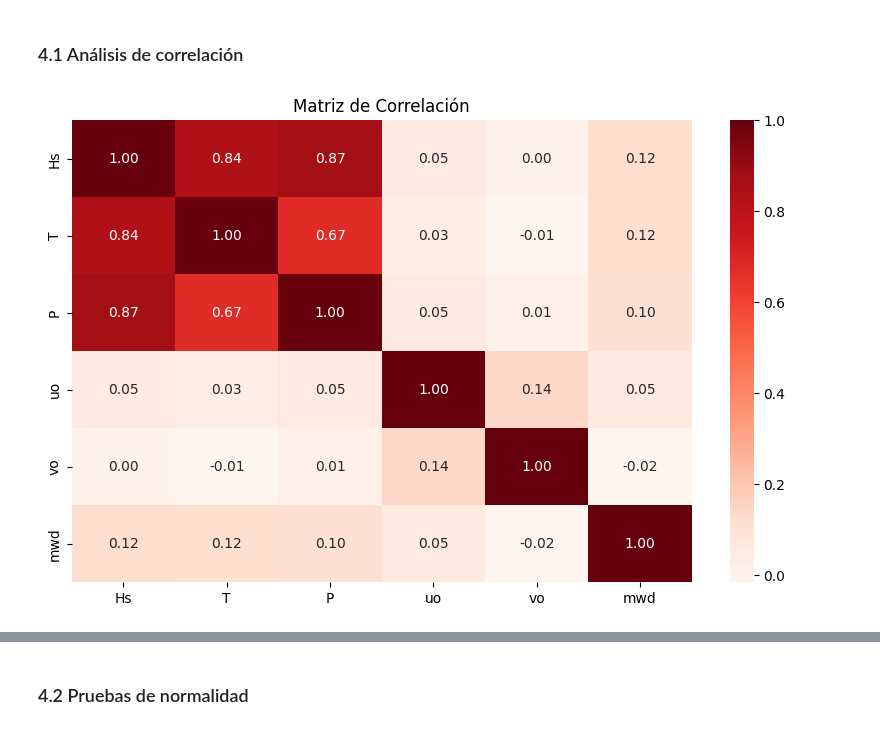
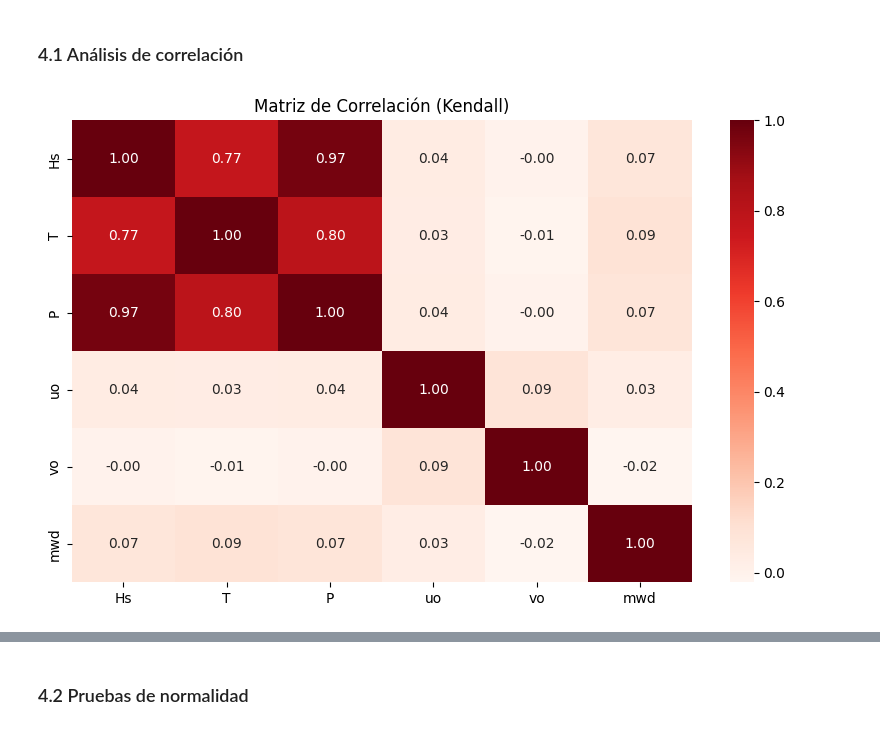
Before and after one commit to llunag/Jbook_ml, a Jupyter notebook: _sources/python_EDA.ipynb, the cells around one changed output, grey strips where cells are left out. Saved outputs shown, nothing was run; the diff lists cells and outputs as text; code cells hidden in the pictures.

```diff
--- a/_sources/python_EDA.ipynb
+++ b/_sources/python_EDA.ipynb
@@ -154,9 +158,12 @@ plt.show()
 ### 4.1 Análisis de correlación
 # %%
 # Matriz de correlación
+vars_numericas = ['Hs', 'T', 'P', 'uo', 'vo', 'mwd']
+corr_kendall = data[vars_numericas].corr(method='kendall')
+
 plt.figure(figsize=(10, 6))
-sns.heatmap(data.drop(columns=['lat', 'lon', 'date_time', 'Start_Month', 'year']).corr(), annot=True, cmap='Reds', fmt='.2f')
-plt.title('Matriz de Correlación')
+sns.heatmap(corr_kendall, annot=True, cmap='Reds', fmt='.2f')
+plt.title('Matriz de Correlación (Kendall)')
 plt.show()
 # %% [output]
-[figure, old version]
+[figure, new version]
```
Also changed, not shown: parts of 3 cells of this notebook, 40 other files.
